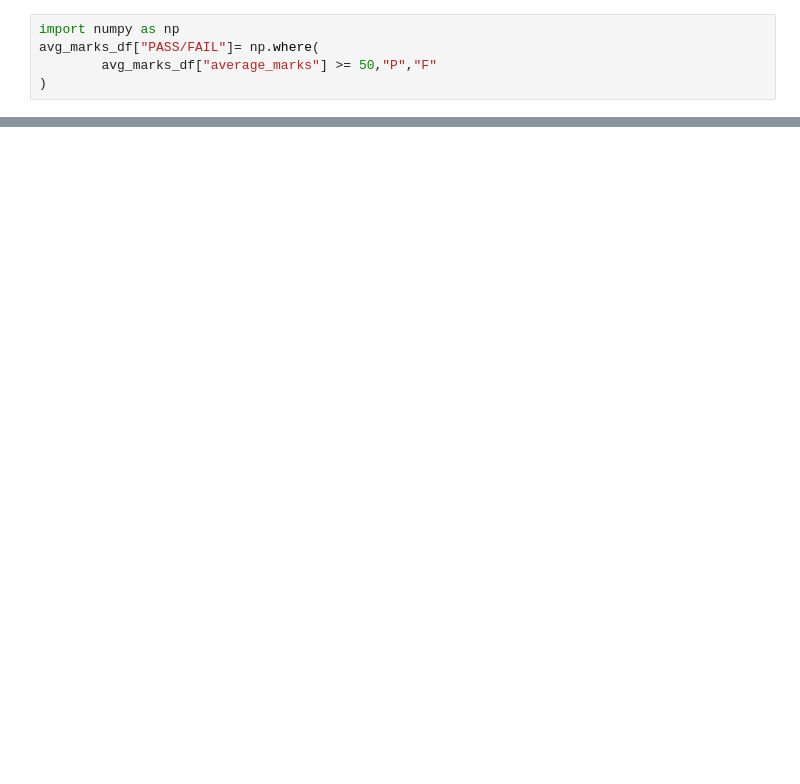
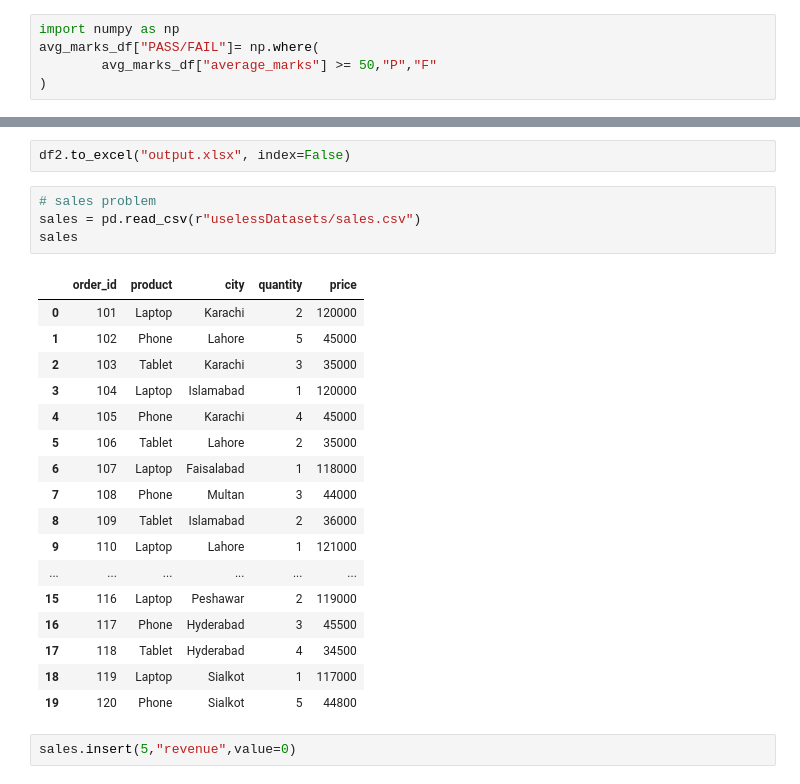
Before and after one commit to M-Atif-ML/python, a Jupyter notebook: pandas/practice.ipynb, the cells around one changed output, grey strips where cells are left out. Drawn from its saved outputs; the diff is of its cells as text; blank space fills up the shorter version.

```diff
--- a/pandas/practice.ipynb
+++ b/pandas/practice.ipynb
@@ -130,0 +44,26 @@ KeyError: 'Column not found: marks'
+# %%
+df2.to_excel("output.xlsx", index=False)
+# %%
+# sales problem
+sales = pd.read_csv(r"uselessDatasets/sales.csv")
+sales
+# %% [output]
+|  | order_id | product | city | quantity | price |
+| 0 | 101 | Laptop | Karachi | 2 | 120000 |
+| 1 | 102 | Phone | Lahore | 5 | 45000 |
+| 2 | 103 | Tablet | Karachi | 3 | 35000 |
+| 3 | 104 | Laptop | Islamabad | 1 | 120000 |
+| 4 | 105 | Phone | Karachi | 4 | 45000 |
+| 5 | 106 | Tablet | Lahore | 2 | 35000 |
+| 6 | 107 | Laptop | Faisalabad | 1 | 118000 |
+| 7 | 108 | Phone | Multan | 3 | 44000 |
+| 8 | 109 | Tablet | Islamabad | 2 | 36000 |
+| 9 | 110 | Laptop | Lahore | 1 | 121000 |
+| ... | ... | ... | ... | ... | ... |
+| 15 | 116 | Laptop | Peshawar | 2 | 119000 |
+| 16 | 117 | Phone | Hyderabad | 3 | 45500 |
+| 17 | 118 | Tablet | Hyderabad | 4 | 34500 |
+| 18 | 119 | Laptop | Sialkot | 1 | 117000 |
+| 19 | 120 | Phone | Sialkot | 5 | 44800 |
+# %%
+sales.insert(5,"revenue",value=0)
```
Also changed, not shown: parts of 26 cells of this notebook, 12 other files.
